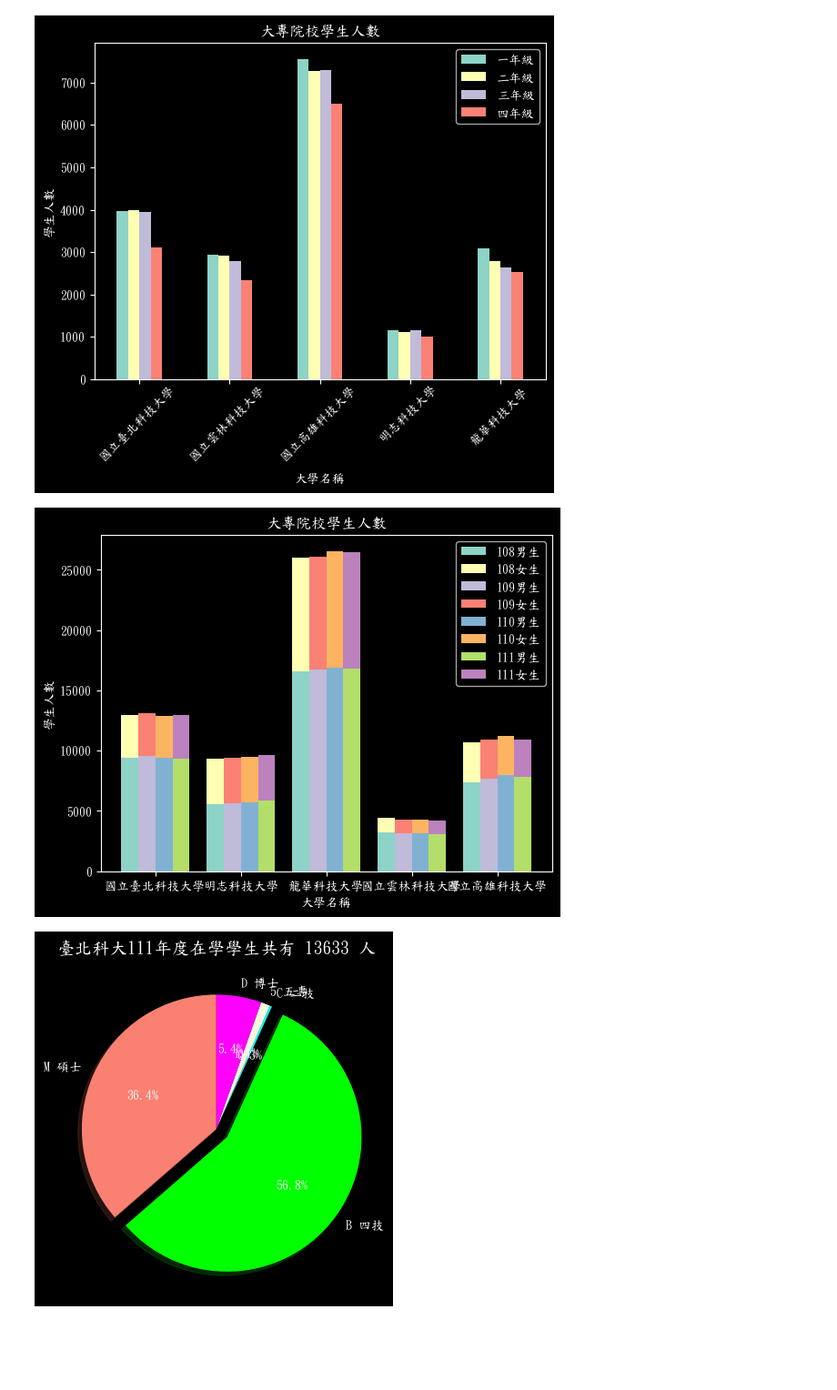
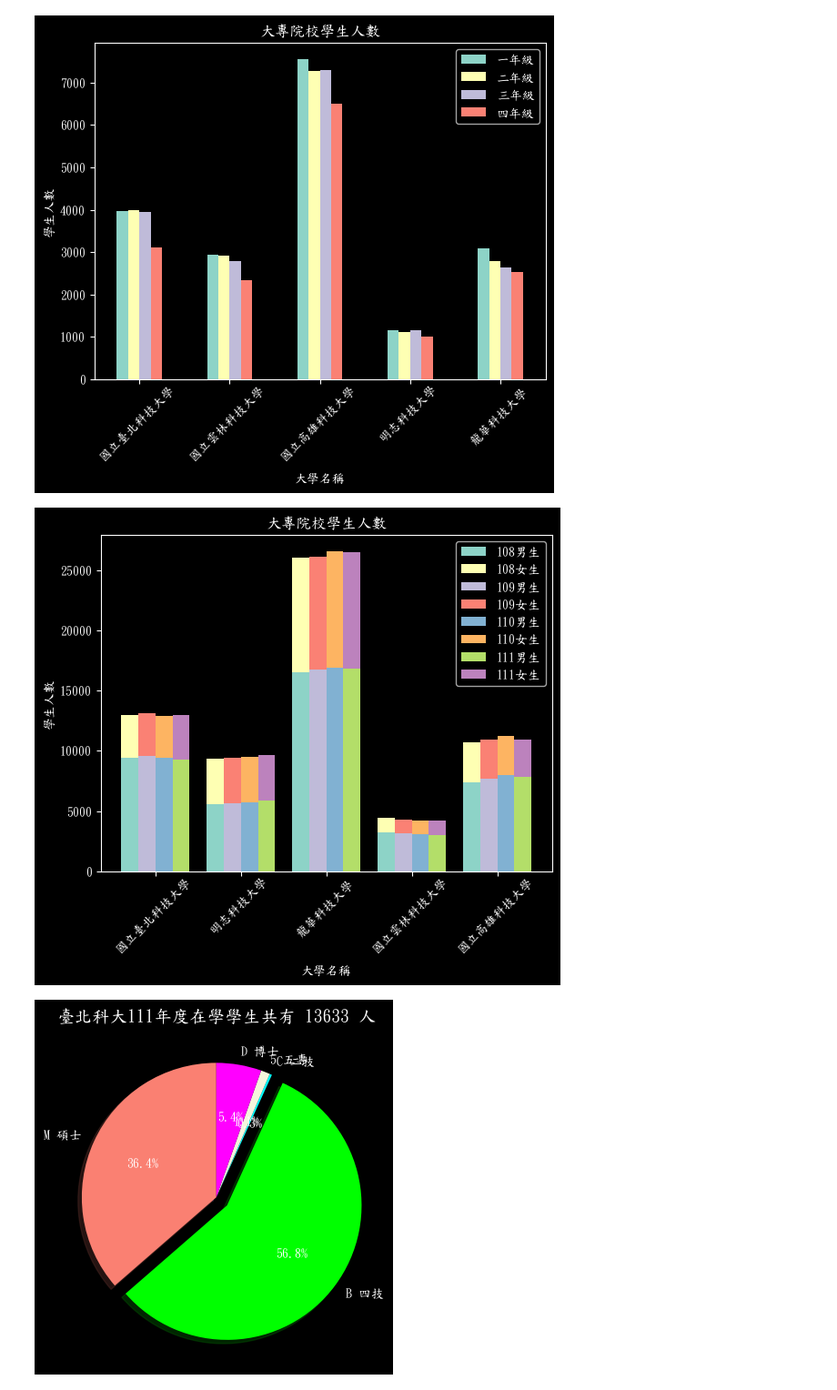
Before and after one commit to rsktbob/-, a Jupyter notebook: Big_Data_08/Big_Data_Hw_08.ipynb, the cells around one changed output. Shown at 91% size. Saved outputs shown, nothing was run; the diff lists cells and outputs as text; code cells hidden in the pictures; blank space fills up the shorter version.

```diff
--- a/Big_Data_08/Big_Data_Hw_08.ipynb
+++ b/Big_Data_08/Big_Data_Hw_08.ipynb
@@ -69,36 +69,35 @@ plt.rcParams["font.sans-serif"] = "DFKai-SB"  #["Microsoft JhengHei"]  # 微軟
 plt.rcParams["axes.unicode_minus"] = False
 
 資料1 = [10, 15, 12, 8]
 資料2 = [8, 12, 10, 15]
 資料3 = [12, 10, 8, 15]
 資料4 = [15, 8, 10, 12]
 
 bar_width = 0.2
 
 x = np.arange(len(schoolName))
 
 plt.bar(x, data[0]['男生'], width=bar_width, label='108男生')
 plt.bar(x, data[0]['女生'], width=bar_width, bottom=data[0]['男生'],label='108女生')
 plt.bar(x+bar_width, data[1]['男生'], width=bar_width, label='109男生')
 plt.bar(x+bar_width, data[1]['女生'], width=bar_width, bottom=data[1]['男生'],label='109女生')
 plt.bar(x+2*bar_width, data[2]['男生'], width=bar_width, label='110男生')
 plt.bar(x+2*bar_width, data[2]['女生'], width=bar_width, bottom=data[2]['男生'],label='110女生')
 plt.bar(x+3*bar_width, data[3]['男生'], width=bar_width, label='111男生')
 plt.bar(x+3*bar_width, data[3]['女生'], width=bar_width, bottom=data[3]['男生'],label='111女生')
 
 plt.title('大專院校學生人數')
 plt.xlabel('大學名稱')
 plt.ylabel('學生人數')
 
 
-plt.xticks(x + 1.5*bar_width, schoolName)
-
+plt.xticks(x + 1.5*bar_width, schoolName, rotation=45)
 
 plt.legend()
 
 plt.show()
 # %% [output]
-[figure, old version]
+[figure, new version]
 # %%
 import matplotlib.pyplot as plt
 from matplotlib.font_manager import fontManager
```
